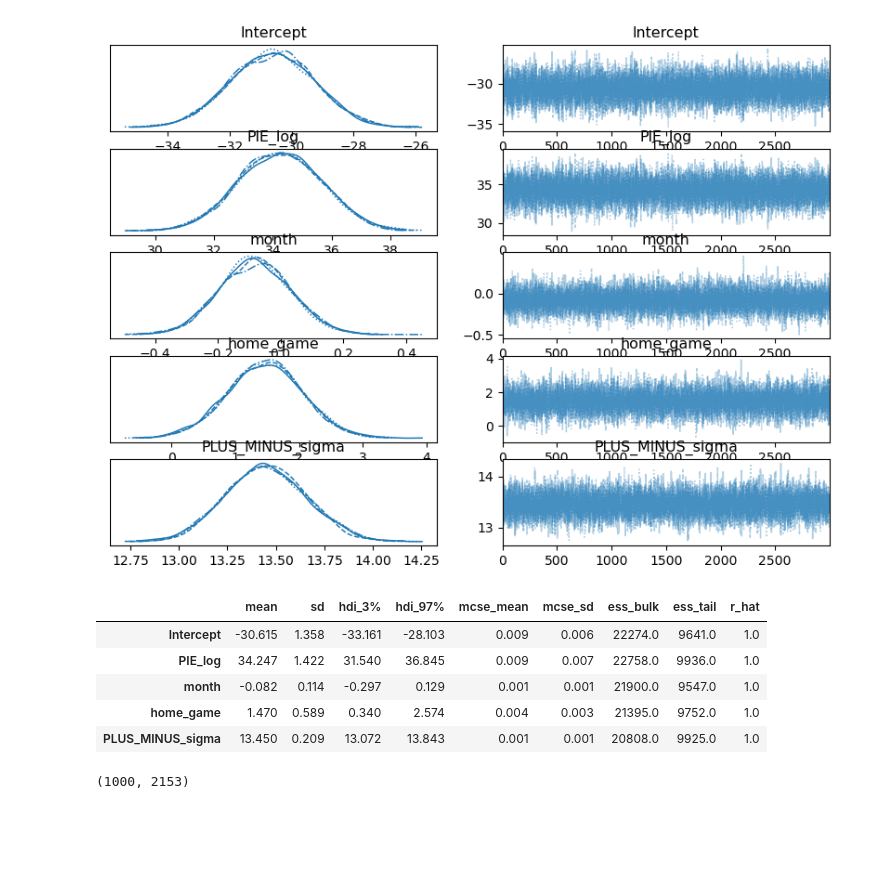
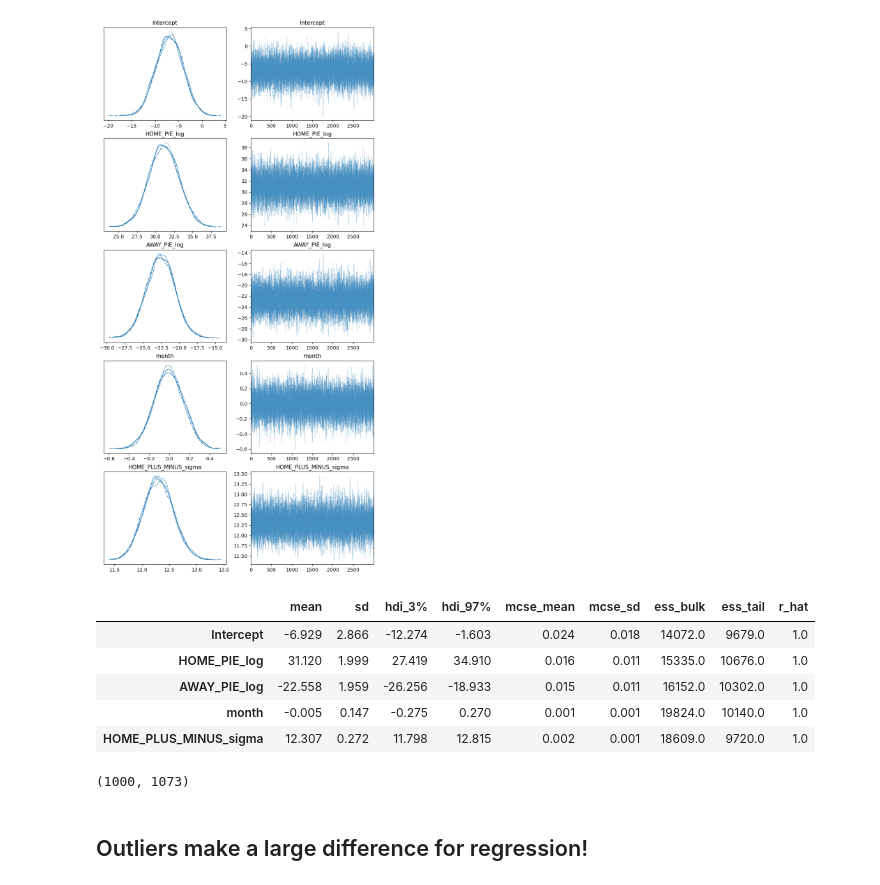
Before and after one commit to finnoh/data_science_project, a Jupyter notebook: plus_minus_prediction.ipynb, the cells around one changed output. Drawn from its saved outputs; the diff is of its cells as text; code cells hidden in the pictures; blank space fills up the shorter version.

Commit message:
baseline model works and performs well (on the training data)

```diff
--- a/plus_minus_prediction.ipynb
+++ b/plus_minus_prediction.ipynb
@@ -79,5 +81,5 @@ df_merge['date'] = df_merge['GAME_DATE'].apply(lambda x: datetime.datetime.strpt
 df_merge['month'] = df_merge['date'].apply(lambda x: x.month)
 # %%
 # df_merge = df_merge[(df_merge['PIE'] > -1) & (df_merge['PIE'] < 4)]
-df_merge = df_merge[~df_merge['PIE_log'].isna()]
+#df_merge = df_merge[~df_merge['PIE_log'].isna()]
 df_merge['PLUS_MINUS'] = df_merge['PLUS_MINUS']
@@ -99,0 +121,17 @@ df_merge
+# %%
+# data dictionary - PLUS_MINUS from home-team's perspective
+data_dict = {'GAME_ID':df_merge['GAME_ID'].unique(),
+             'HOME_ID':df_merge[df_merge['home_game']]['TEAM_ID'].to_numpy(),
+             'AWAY_ID':df_merge[~(df_merge['home_game'])]['TEAM_ID'].to_numpy(),
+             'HOME_PIE':df_merge[df_merge['home_game']]['PIE'].to_numpy(),
+             'AWAY_PIE':df_merge[~(df_merge['home_game'])]['PIE'].to_numpy(),
+             'HOME_PIE_log':df_merge[(df_merge['home_game'])]['PIE_log'].to_numpy(),
+             'AWAY_PIE_log':df_merge[~(df_merge['home_game'])]['PIE_log'].to_numpy(),
+             'month':df_merge[df_merge['home_game']]['month'].to_numpy(),
+             'HOME_PLUS_MINUS':df_merge[(df_merge['home_game'])]['PLUS_MINUS'].to_numpy(),
+             'AWAY_PLUS_MINUS':df_merge[~(df_merge['home_game'])]['PLUS_MINUS'].to_numpy(),
+             'HOME_PTS':df_merge[(df_merge['home_game'])]['PTS'].to_numpy(),
+             'AWAY_PTS':df_merge[~(df_merge['home_game'])]['PTS'].to_numpy()}
+
+# one row is one game!
+df_model = pd.DataFrame(data=data_dict)
@@ -125,7 +194,9 @@ plt.show()
 # %%
 from pymc3 import HalfCauchy, Model, Normal, glm, plot_posterior_predictive_glm, sample
+# %%
+df_bmb = df_model.dropna()
 # %%
-model = bmb.Model("PLUS_MINUS ~ PIE_log + month + home_game", df_merge)
+model = bmb.Model("HOME_PLUS_MINUS ~ HOME_PIE_log + AWAY_PIE_log + month", df_bmb)
 trace = model.fit(draws=3000)
 # %% [output]
 Auto-assigning NUTS sampler...
@@ -137,15 +208,15 @@ Sampling 4 chains for 1_000 tune and 3_000 draw iterations (4_000 + 12_000 draws
 # %%
-az.plot_trace(trace, figsize=(10, 7), compact=True)
+az.plot_trace(trace, figsize=(10, 20), compact=True)
 plt.show()
 # %% [output]
-[figure, old version]
+[figure, new version]
 # %%
 az.summary(trace)
 # %% [output]
 |  | mean | sd | hdi_3% | hdi_97% | mcse_mean | mcse_sd | ess_bulk | ess_tail | r_hat |
-| Intercept | -30.615 | 1.358 | -33.161 | -28.103 | 0.009 | 0.006 | 22274.0 | 9641.0 | 1.0 |
-| PIE_log | 34.247 | 1.422 | 31.540 | 36.845 | 0.009 | 0.007 | 22758.0 | 9936.0 | 1.0 |
-| month | -0.082 | 0.114 | -0.297 | 0.129 | 0.001 | 0.001 | 21900.0 | 9547.0 | 1.0 |
-| home_game | 1.470 | 0.589 | 0.340 | 2.574 | 0.004 | 0.003 | 21395.0 | 9752.0 | 1.0 |
-| PLUS_MINUS_sigma | 13.450 | 0.209 | 13.072 | 13.843 | 0.001 | 0.001 | 20808.0 | 9925.0 | 1.0 |
+| Intercept | -6.929 | 2.866 | -12.274 | -1.603 | 0.024 | 0.018 | 14072.0 | 9679.0 | 1.0 |
+| HOME_PIE_log | 31.120 | 1.999 | 27.419 | 34.910 | 0.016 | 0.011 | 15335.0 | 10676.0 | 1.0 |
+| AWAY_PIE_log | -22.558 | 1.959 | -26.256 | -18.933 | 0.015 | 0.011 | 16152.0 | 10302.0 | 1.0 |
+| month | -0.005 | 0.147 | -0.275 | 0.270 | 0.001 | 0.001 | 19824.0 | 10140.0 | 1.0 |
+| HOME_PLUS_MINUS_sigma | 12.307 | 0.272 | 11.798 | 12.815 | 0.002 | 0.001 | 18609.0 | 9720.0 | 1.0 |
 # %%
@@ -153,10 +224,12 @@ model.predict(trace, data=df_merge)
 # %%
 # Compute mean across chains
-posterior_mean = trace.posterior["PLUS_MINUS_mean"].values.mean(0)
+posterior_mean = trace.posterior["HOME_PLUS_MINUS_mean"].values.mean(0)
 
 # Select 1000 draws
 posterior_mean = posterior_mean[:1000, :]
 posterior_mean.shape
 # %% [output]
-(1000, 2153)
+(1000, 1073)
+# %% [markdown]
+## Outliers make a large difference for regression!
 # %%
```
Also changed, not shown: parts of 45 cells of this notebook.
